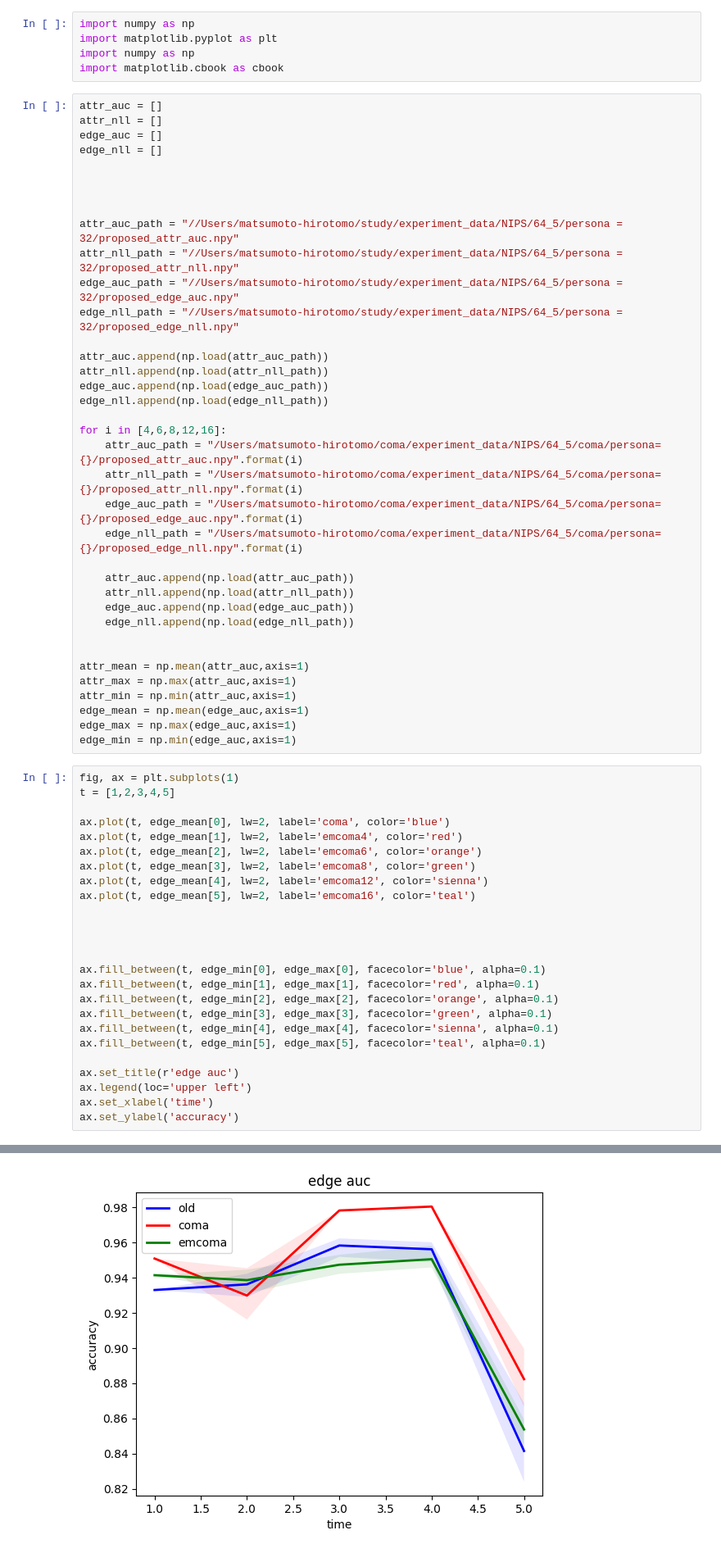
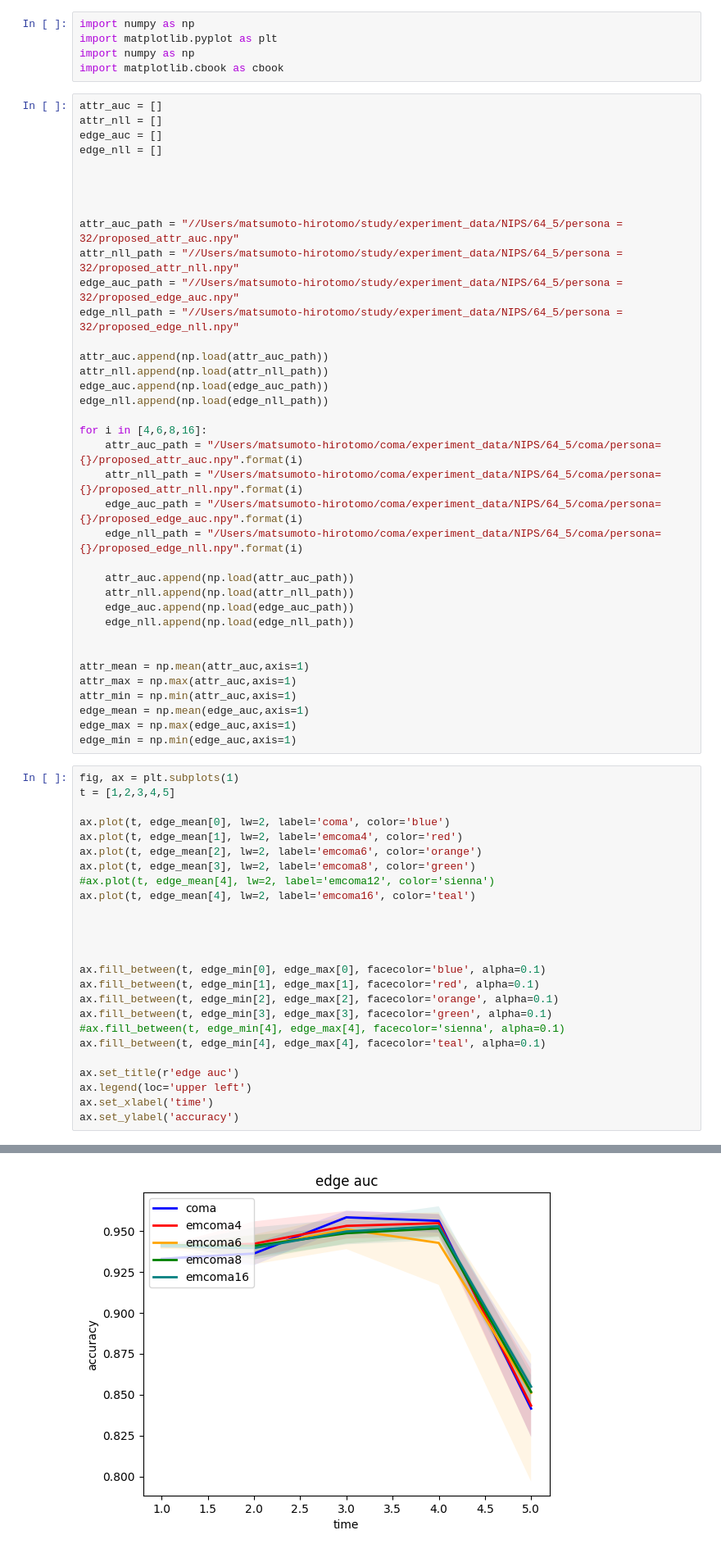
Before and after one commit to hiroemon-m/COMA, a Jupyter notebook: visualize/data/visualize.ipynb, the cells around one changed output, grey strips where cells are left out. Shown at 82% size. Drawn from its saved outputs; the diff is of its cells as text.

```diff
--- a/visualize/data/visualize.ipynb
+++ b/visualize/data/visualize.ipynb
@@ -22,7 +22,7 @@ attr_nll.append(np.load(attr_nll_path))
 edge_auc.append(np.load(edge_auc_path))
 edge_nll.append(np.load(edge_nll_path))
 
-for i in [4,6,8,12,16]:
+for i in [4,6,8,16]:
     attr_auc_path = "/Users/matsumoto-hirotomo/coma/experiment_data/NIPS/64_5/coma/persona={}/proposed_attr_auc.npy".format(i)
     attr_nll_path = "/Users/matsumoto-hirotomo/coma/experiment_data/NIPS/64_5/coma/persona={}/proposed_attr_nll.npy".format(i)
     edge_auc_path = "/Users/matsumoto-hirotomo/coma/experiment_data/NIPS/64_5/coma/persona={}/proposed_edge_auc.npy".format(i)
@@ -43,31 +43,31 @@ edge_min = np.min(edge_auc,axis=1)
 # %%
 fig, ax = plt.subplots(1)
 t = [1,2,3,4,5]
 
 ax.plot(t, edge_mean[0], lw=2, label='coma', color='blue')
 ax.plot(t, edge_mean[1], lw=2, label='emcoma4', color='red')
 ax.plot(t, edge_mean[2], lw=2, label='emcoma6', color='orange')
 ax.plot(t, edge_mean[3], lw=2, label='emcoma8', color='green')
-ax.plot(t, edge_mean[4], lw=2, label='emcoma12', color='sienna')
-ax.plot(t, edge_mean[5], lw=2, label='emcoma16', color='teal')
+#ax.plot(t, edge_mean[4], lw=2, label='emcoma12', color='sienna')
+ax.plot(t, edge_mean[4], lw=2, label='emcoma16', color='teal')
 
 
 
 
 ax.fill_between(t, edge_min[0], edge_max[0], facecolor='blue', alpha=0.1)
 ax.fill_between(t, edge_min[1], edge_max[1], facecolor='red', alpha=0.1)
 ax.fill_between(t, edge_min[2], edge_max[2], facecolor='orange', alpha=0.1)
 ax.fill_between(t, edge_min[3], edge_max[3], facecolor='green', alpha=0.1)
-ax.fill_between(t, edge_min[4], edge_max[4], facecolor='sienna', alpha=0.1)
-ax.fill_between(t, edge_min[5], edge_max[5], facecolor='teal', alpha=0.1)
+#ax.fill_between(t, edge_min[4], edge_max[4], facecolor='sienna', alpha=0.1)
+ax.fill_between(t, edge_min[4], edge_max[4], facecolor='teal', alpha=0.1)
 
 ax.set_title(r'edge auc')
 ax.legend(loc='upper left')
 ax.set_xlabel('time')
 ax.set_ylabel('accuracy')
 # %% [output]
 Text(0, 0.5, 'accuracy')
-[figure, old version]
+[figure, new version]
 # %%
 fig, ax = plt.subplots(1)
 t = [1,2,3,4,5]
```
Also changed, not shown: parts of 2 cells of this notebook, 26 other files.
